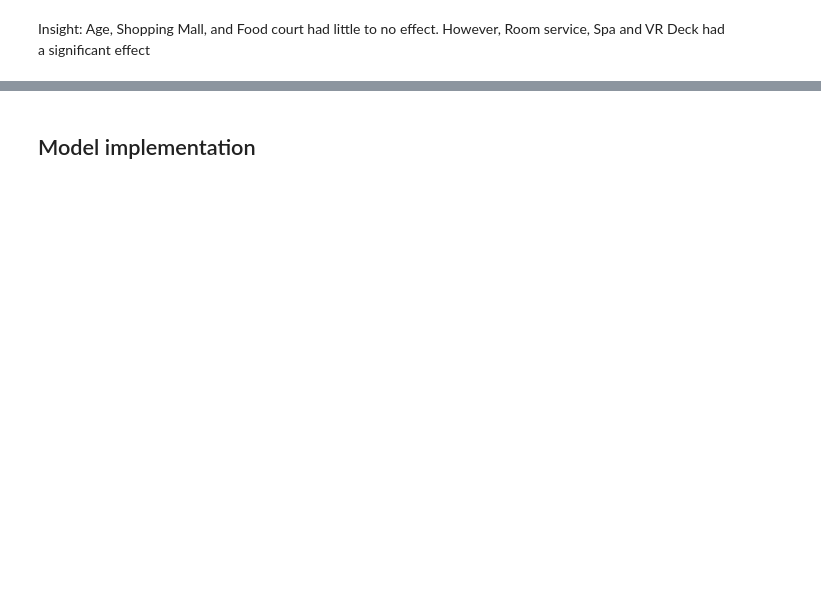
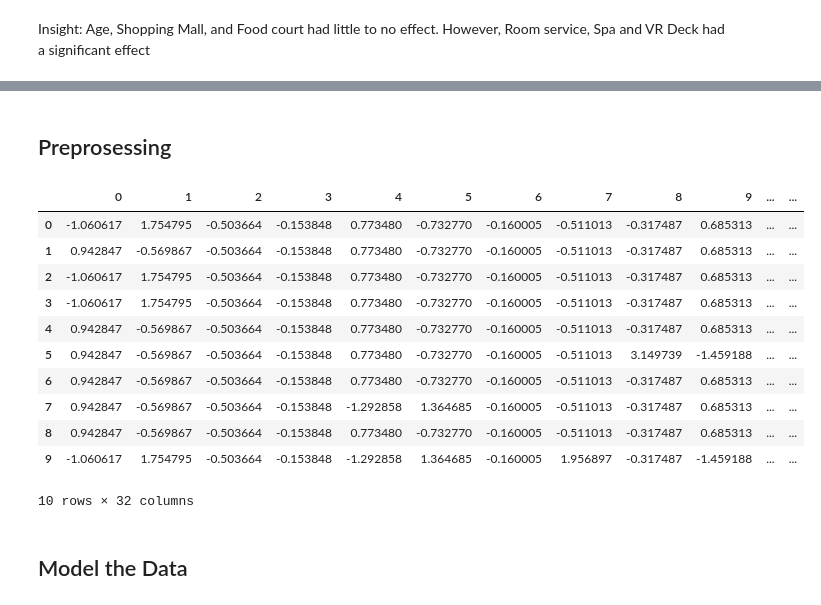
Before and after one commit to Mezue1/DataScienceProjects, a Jupyter notebook: spaceship.ipynb, the cells around one changed output, grey strips where cells are left out. Cells and saved outputs as stored; diff of their text form; code cells hidden in the pictures; blank space fills up the shorter version.

```diff
--- a/spaceship.ipynb
+++ b/spaceship.ipynb
@@ -168,0 +204,17 @@ sns.countplot(data = train,x="VIP", hue = "Transported");
+# %%
+train['Transported'] = train['Transported'].astype(int)
+train['CryoSleep'] = train['CryoSleep'].astype(str)
+train['VIP'] = train['VIP'].astype(str)
+
+train['Deck'] = train['Deck'].astype(str)
+train['Side'] = train['Side'].astype(str)
+train['CryoSleep'] = train['CryoSleep'].replace('nan', np.nan)
+train['VIP'] = train['VIP'].replace('nan', np.nan)
+
+test['CryoSleep'] = test['CryoSleep'].astype(str)
+test['VIP'] = test['VIP'].astype(str)
+
+test['Deck'] = test['Deck'].astype(str)
+test['Side'] = test['Side'].astype(str)
+test['CryoSleep'] = test['CryoSleep'].replace('nan', np.nan)
+test['VIP'] = test['VIP'].replace('nan', np.nan)
@@ -168,0 +244,2 @@ sns.countplot(data = train,x="VIP", hue = "Transported");
+# %% [markdown]
+## Preprosessing
@@ -169,2 +254,31 @@ sns.countplot(data = train,x="VIP", hue = "Transported");
+# %%
+x_train = train.drop('Transported', axis=1)
+y_train = train['Transported']
+x_test = test
+# %%
+encode = make_column_transformer((OneHotEncoder(sparse_output=False),
+                     x_train.select_dtypes(include='object').columns),
+                          remainder='passthrough', verbose_feature_names_out=False)
+
+pipe = make_pipeline(encode,SimpleImputer(strategy = "most_frequent"),
+                     StandardScaler())
+# %%
+x_train = pd.DataFrame(pipe.fit_transform(x_train))
+x_test = pd.DataFrame(pipe.transform(x_test))
+# %%
+x_train.head(10)
+# %% [output]
+|  | 0 | 1 | 2 | 3 | 4 | 5 | 6 | 7 | 8 | 9 | ... | ... |
+| 0 | -1.060617 | 1.754795 | -0.503664 | -0.153848 | 0.773480 | -0.732770 | -0.160005 | -0.511013 | -0.317487 | 0.685313 | ... | ... |
+| 1 | 0.942847 | -0.569867 | -0.503664 | -0.153848 | 0.773480 | -0.732770 | -0.160005 | -0.511013 | -0.317487 | 0.685313 | ... | ... |
+| 2 | -1.060617 | 1.754795 | -0.503664 | -0.153848 | 0.773480 | -0.732770 | -0.160005 | -0.511013 | -0.317487 | 0.685313 | ... | ... |
+| 3 | -1.060617 | 1.754795 | -0.503664 | -0.153848 | 0.773480 | -0.732770 | -0.160005 | -0.511013 | -0.317487 | 0.685313 | ... | ... |
+| 4 | 0.942847 | -0.569867 | -0.503664 | -0.153848 | 0.773480 | -0.732770 | -0.160005 | -0.511013 | -0.317487 | 0.685313 | ... | ... |
+| 5 | 0.942847 | -0.569867 | -0.503664 | -0.153848 | 0.773480 | -0.732770 | -0.160005 | -0.511013 | 3.149739 | -1.459188 | ... | ... |
+| 6 | 0.942847 | -0.569867 | -0.503664 | -0.153848 | 0.773480 | -0.732770 | -0.160005 | -0.511013 | -0.317487 | 0.685313 | ... | ... |
+| 7 | 0.942847 | -0.569867 | -0.503664 | -0.153848 | -1.292858 | 1.364685 | -0.160005 | -0.511013 | -0.317487 | 0.685313 | ... | ... |
+| 8 | 0.942847 | -0.569867 | -0.503664 | -0.153848 | 0.773480 | -0.732770 | -0.160005 | -0.511013 | -0.317487 | 0.685313 | ... | ... |
+| 9 | -1.060617 | 1.754795 | -0.503664 | -0.153848 | -1.292858 | 1.364685 | -0.160005 | 1.956897 | -0.317487 | -1.459188 | ... | ... |
+10 rows × 32 columns
 # %% [markdown]
-## Model implementation
+## Model the Data
```
Also changed, not shown: parts of 36 cells of this notebook.
